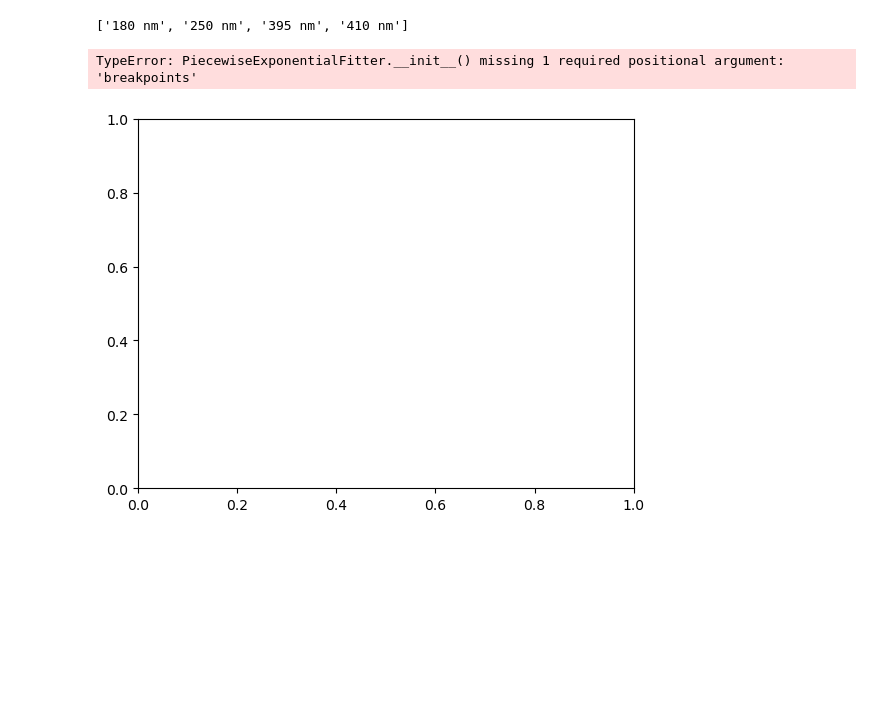
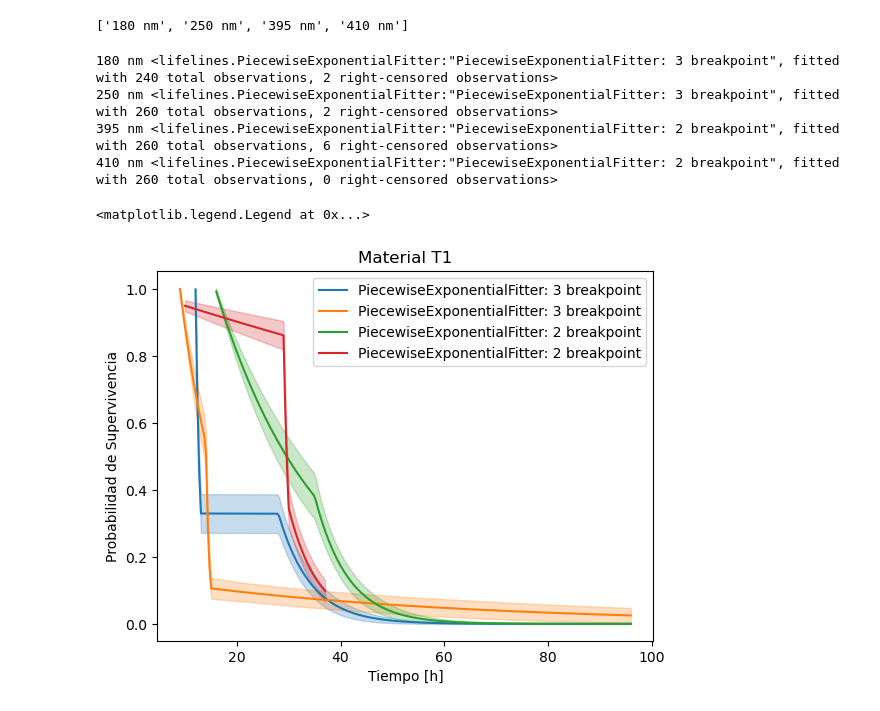
Before and after one commit to andreapy/Quinua, a Jupyter notebook: Germina.ipynb, the cells around one changed output. Cells and saved outputs as stored; diff of their text form; code cells hidden in the pictures; blank space fills up the shorter version.

Commit message:
best survival model

```diff
--- a/Germina.ipynb
+++ b/Germina.ipynb
@@ -732,17 +739,29 @@ print(best_model)
 # %% [output]
 <lifelines.SplineFitter:"SplineFitter: 3 internal knot", fitted with 2060 total observations, 19 right-censored observations>
 # %%
-def bestmodel(label, time, observed):
+def bestmodel(ax,label, time, observed):
     best_model, best_aic_=find_best_parametric_model(event_times=time,
                                                  event_observed=observed,
-                                                scoring_method="AIC")
+                                                scoring_method="BIC")
+
+    best_model.plot_survival_function(ax=ax)
     print(label,best_model)
 
+
+# Create a subplot
+fig, ax = plt.subplots()
 
 for measurement, color in zip(measurements, colors):
     time_data = melted_df[melted_df['Measurement'] == measurement]['Time']
     observed_data = melted_df[melted_df['Measurement'] == measurement]['observed']
-    bestmodel(color, time_data, observed_data)
+    bestmodel(ax, color, time_data, observed_data)
+
+
+# Customize the plot
+ax.set_xlabel('Tiempo [h]')
+ax.set_ylabel('Probabilidad de Supervivencia')
+ax.set_title('Material T9')
+ax.legend()
 # %% [output]
 180 nm <lifelines.PiecewiseExponentialFitter:"PiecewiseExponentialFitter: 1 breakpoint", fitted with 260 total observations, 5 right-censored observations>
 250 nm <lifelines.LogLogisticFitter:"LogLogistic_estimate", fitted with 260 total observations, 1 right-censored observations>
@@ -766,24 +780,26 @@ from lifelines import PiecewiseExponentialFitter
 # %%
 # Data for different measurements
 measurements = ['T1_180','T1_250', 'T1_395', 'T1_410']
 colors = ['180 nm','250 nm', '395 nm', '410 nm']
 
 # Create a subplot
 fig, ax = plt.subplots()
 
 for measurement, color in zip(measurements, colors):
     time_data = melted_df[melted_df['Measurement'] == measurement]['Time']
     observed_data = melted_df[melted_df['Measurement'] == measurement]['observed']
-    plot_Piece(ax, color, time_data, observed_data)
+    bestmodel(ax, color, time_data, observed_data)
+
 
 # Customize the plot
 ax.set_xlabel('Tiempo [h]')
 ax.set_ylabel('Probabilidad de Supervivencia')
 ax.set_title('Material T1')
 ax.legend()
-
-# Show the plot
-plt.show()
 # %% [output]
-TypeError: PiecewiseExponentialFitter.__init__() missing 1 required positional argument: 'breakpoints'
+180 nm <lifelines.PiecewiseExponentialFitter:"PiecewiseExponentialFitter: 3 breakpoint", fitted with 240 total observations, 2 right-censored observations>
+250 nm <lifelines.PiecewiseExponentialFitter:"PiecewiseExponentialFitter: 3 breakpoint", fitted with 260 total observations, 2 right-censored observations>
+395 nm <lifelines.PiecewiseExponentialFitter:"PiecewiseExponentialFitter: 2 breakpoint", fitted with 260 total observations, 6 right-censored observations>
+410 nm <lifelines.PiecewiseExponentialFitter:"PiecewiseExponentialFitter: 2 breakpoint", fitted with 260 total observations, 0 right-censored observations>
+<matplotlib.legend.Legend at 0x...>
-[figure, old version]
+[figure, new version]
```
Also changed, not shown: parts of 9 cells of this notebook.
